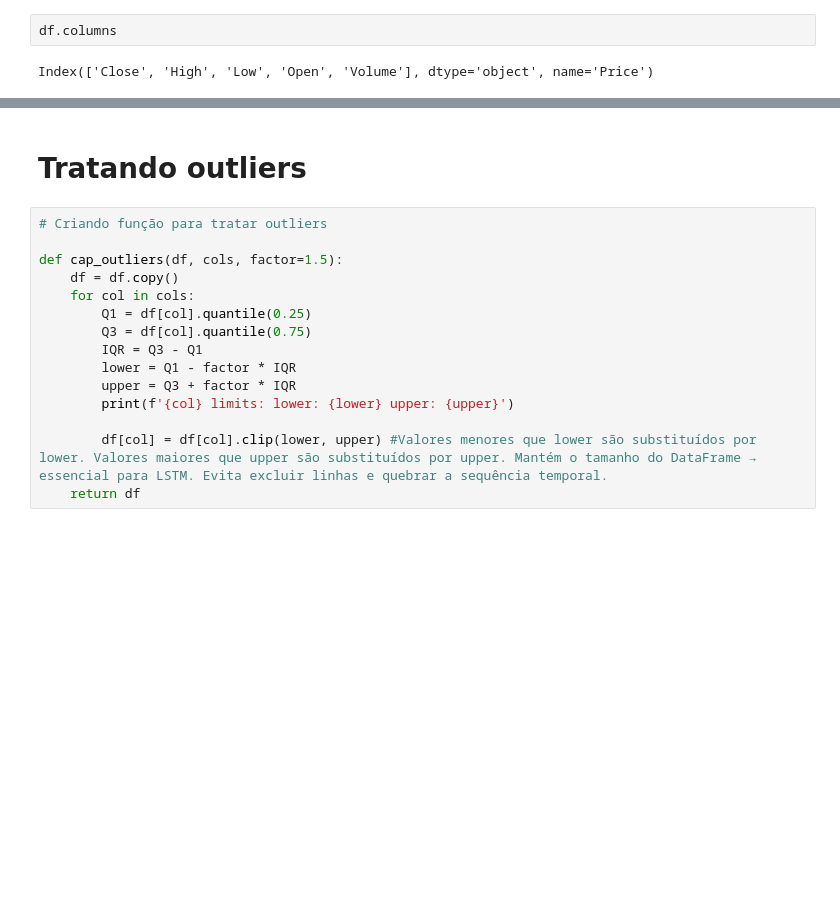
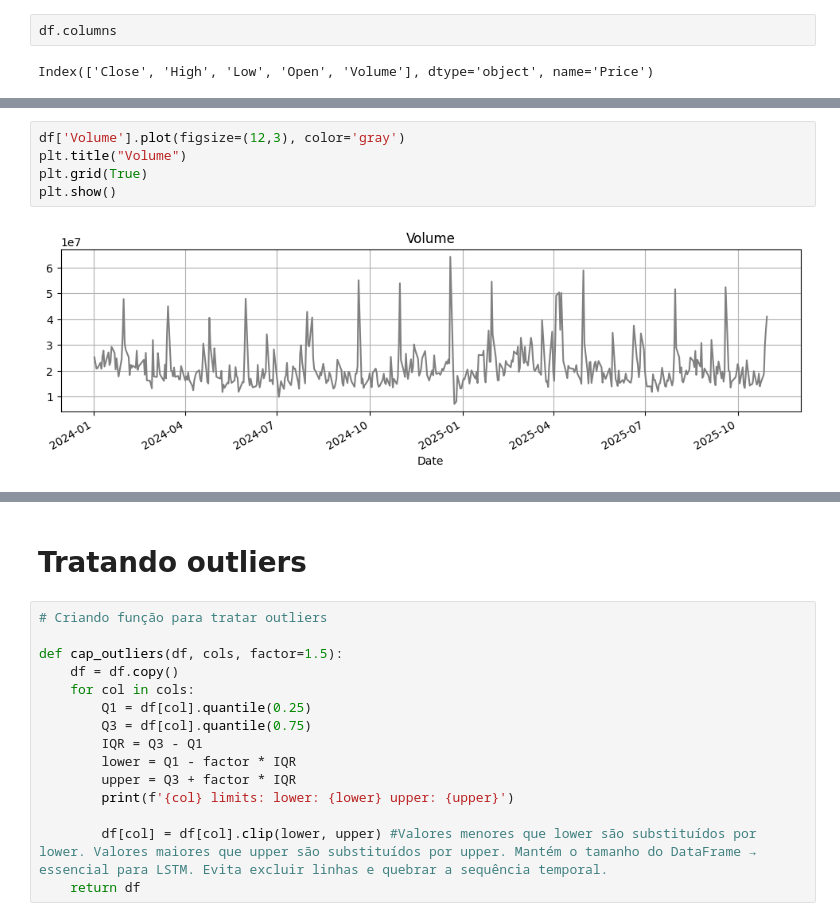
Before and after one commit to tiagoparibeiro/5mlet-tc4-lstm, a Jupyter notebook: notebooks/exploracao.ipynb, the cells around one changed output, grey strips where cells are left out. Drawn from its saved outputs; the diff is of its cells as text; blank space fills up the shorter version.

```diff
--- a/notebooks/exploracao.ipynb
+++ b/notebooks/exploracao.ipynb
@@ -95,0 +128,7 @@ Index(['Close', 'High', 'Low', 'Open', 'Volume'], dtype='object', name='Price')
+# %%
+df['Volume'].plot(figsize=(12,3), color='gray')
+plt.title("Volume")
+plt.grid(True)
+plt.show()
+# %% [output]
+[figure, added]
```
Also changed, not shown: parts of 16 cells of this notebook, 1 other file.
